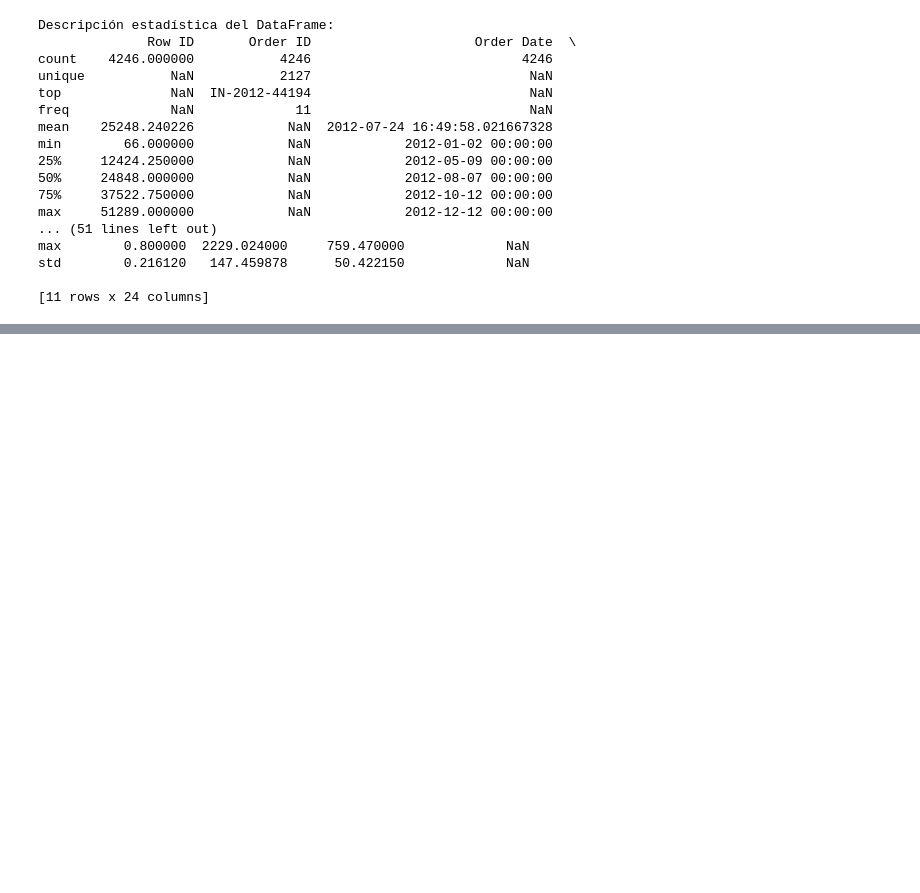
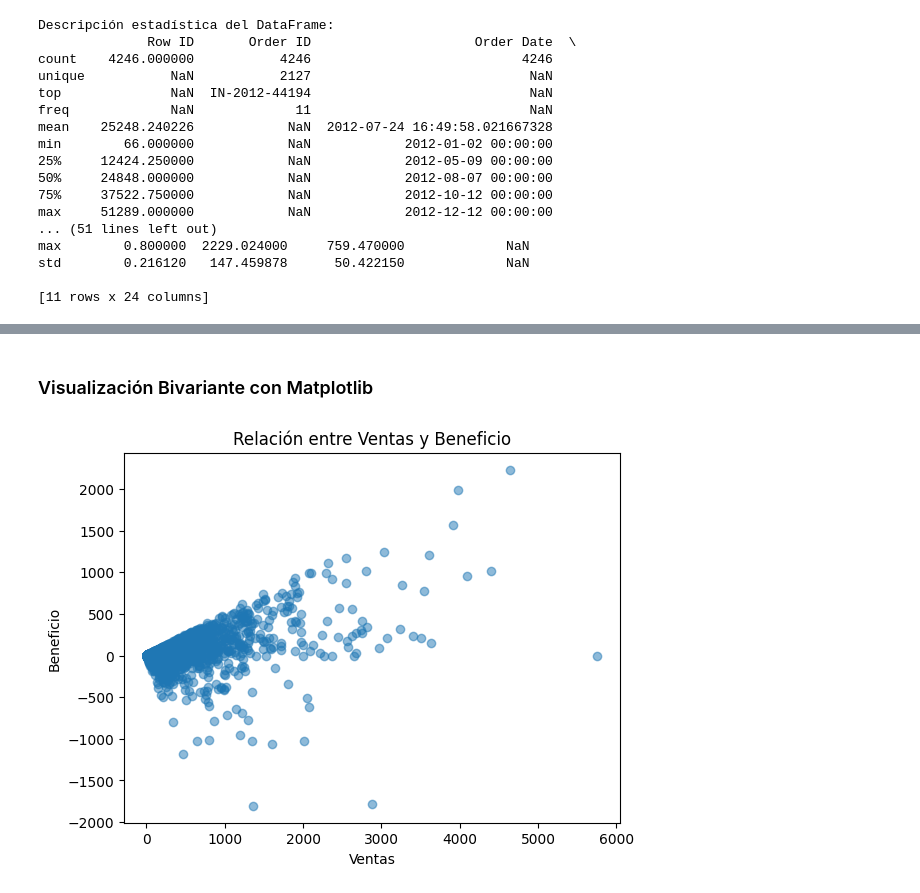
Before and after one commit to josejpgg/Python-UNIR, a Jupyter notebook: src/project_4/visualizacion_datos.ipynb, the cells around one changed output, grey strips where cells are left out. Drawn from its saved outputs; the diff is of its cells as text; code cells hidden in the pictures; blank space fills up the shorter version.

```diff
--- a/src/project_4/visualizacion_datos.ipynb
+++ b/src/project_4/visualizacion_datos.ipynb
@@ -152,0 +145,13 @@ df
+# %% [markdown]
+### Visualización Bivariante con Matplotlib
+# %%
+plt.scatter(df['Sales'], df['Profit'], alpha=0.5)
+plt.xlabel('Ventas')
+plt.ylabel('Beneficio')
+plt.title('Relación entre Ventas y Beneficio')
+plt.show()
+
+# Conclusiones:
+# - Se observa bastante concentración de ventas hasta 1000 unidades monetarias. Tambien se observa perdidas en el mismo rango de ventas.
+# %% [output]
+[figure, added]
```
Also changed, not shown: parts of 14 cells of this notebook, 1 other file.
